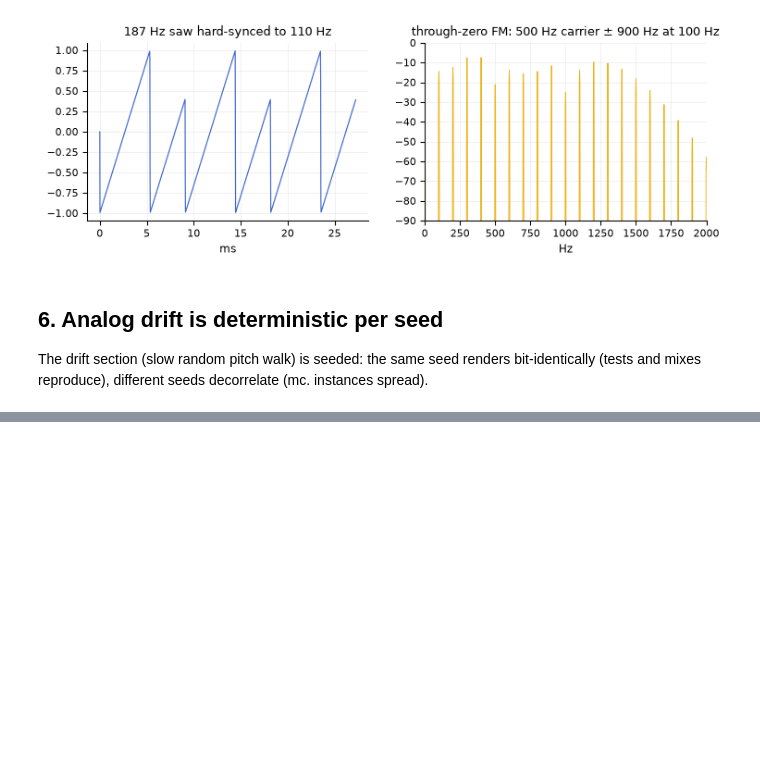
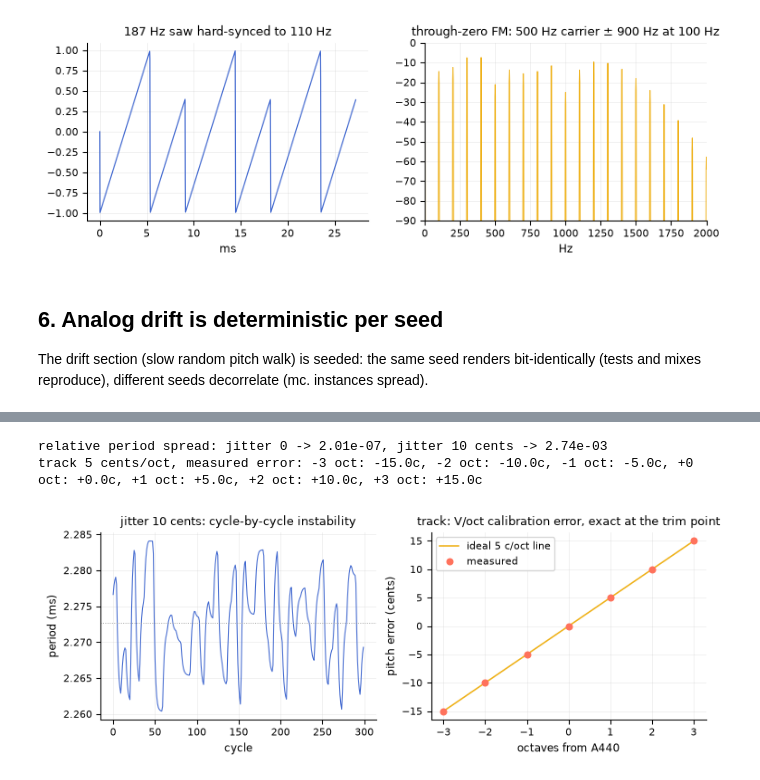
Before and after one commit to tap/TapTools, a Jupyter notebook: notebooks/vco.ipynb, the cells around one changed output, grey strips where cells are left out. Drawn from its saved outputs; the diff is of its cells as text; code cells hidden in the pictures; blank space fills up the shorter version.

```diff
--- a/notebooks/vco.ipynb
+++ b/notebooks/vco.ipynb
@@ -265,0 +332,44 @@ All tap.vco~ claims verified against the shipping kernel.
+# %%
+# jitter: bounded short-time pitch spread; track: cents error grows per octave from A440
+def period_spread(jitter):
+    o = tap.Vco(fs, frequency=440, shape=tap.Vco.SINE, jitter=jitter)
+    o.seed(7)
+    y = o.process(2 * fs)
+    z = np.where((y[:-1] <= 0) & (y[1:] > 0))[0]
+    t = (z + y[z] / (y[z] - y[z + 1])) / fs
+    p = np.diff(t)
+    return p, p.std() / p.mean()
+
+p0, s0 = period_spread(0.0)
+p10, s10 = period_spread(10.0)
+print(f"relative period spread: jitter 0 -> {s0:.2e}, jitter 10 cents -> {s10:.2e}")
+assert s10 > 100 * s0 and s10 < 0.02
+
+octs = np.array([-3, -2, -1, 0, 1, 2, 3])
+measured = []
+for o_ in octs:
+    v = tap.Vco(fs, frequency=440 * 2.0 ** o_, shape=tap.Vco.SINE, track=5.0)
+    y = v.process(2 * fs)
+    z = np.where((y[:-1] <= 0) & (y[1:] > 0))[0]
+    t = (z + y[z] / (y[z] - y[z + 1])) / fs
+    f0 = (len(t) - 1) / (t[-1] - t[0])
+    measured.append(1200 * np.log2(f0 / (440 * 2.0 ** o_)))
+measured = np.array(measured)
+print("track 5 cents/oct, measured error:",
+      ", ".join(f"{o_:+d} oct: {m:+.1f}c" for o_, m in zip(octs, measured)))
+assert abs(measured[0] + 15) < 2 and abs(measured[-1] - 15) < 2 and abs(measured[3]) < 1
+
+fig, (ax0, ax1) = plt.subplots(1, 2, figsize=(9, 2.8))
+ax0.plot(1000 * p10[:300], color=PAL[0], lw=0.8)
+ax0.axhline(1000 / 440, color="0.6", lw=0.7, ls=":")
+ax0.set(xlabel="cycle", ylabel="period (ms)", title="jitter 10 cents: cycle-by-cycle instability")
+ax1.plot(octs, 5.0 * octs, color=PAL[1], lw=1.2, label="ideal 5 c/oct line")
+ax1.plot(octs, measured, "o", color=PAL[2], ms=5, label="measured")
+ax1.set(xlabel="octaves from A440", ylabel="pitch error (cents)",
+        title="track: V/oct calibration error, exact at the trim point")
+ax1.legend()
+plt.show()
+# %% [output]
+relative period spread: jitter 0 -> 2.01e-07, jitter 10 cents -> 2.74e-03
+track 5 cents/oct, measured error: -3 oct: -15.0c, -2 oct: -10.0c, -1 oct: -5.0c, +0 oct: +0.0c, +1 oct: +5.0c, +2 oct: +10.0c, +3 oct: +15.0c
+[figure, added]
```
Also changed, not shown: parts of 4 cells of this notebook, 10 other files.
